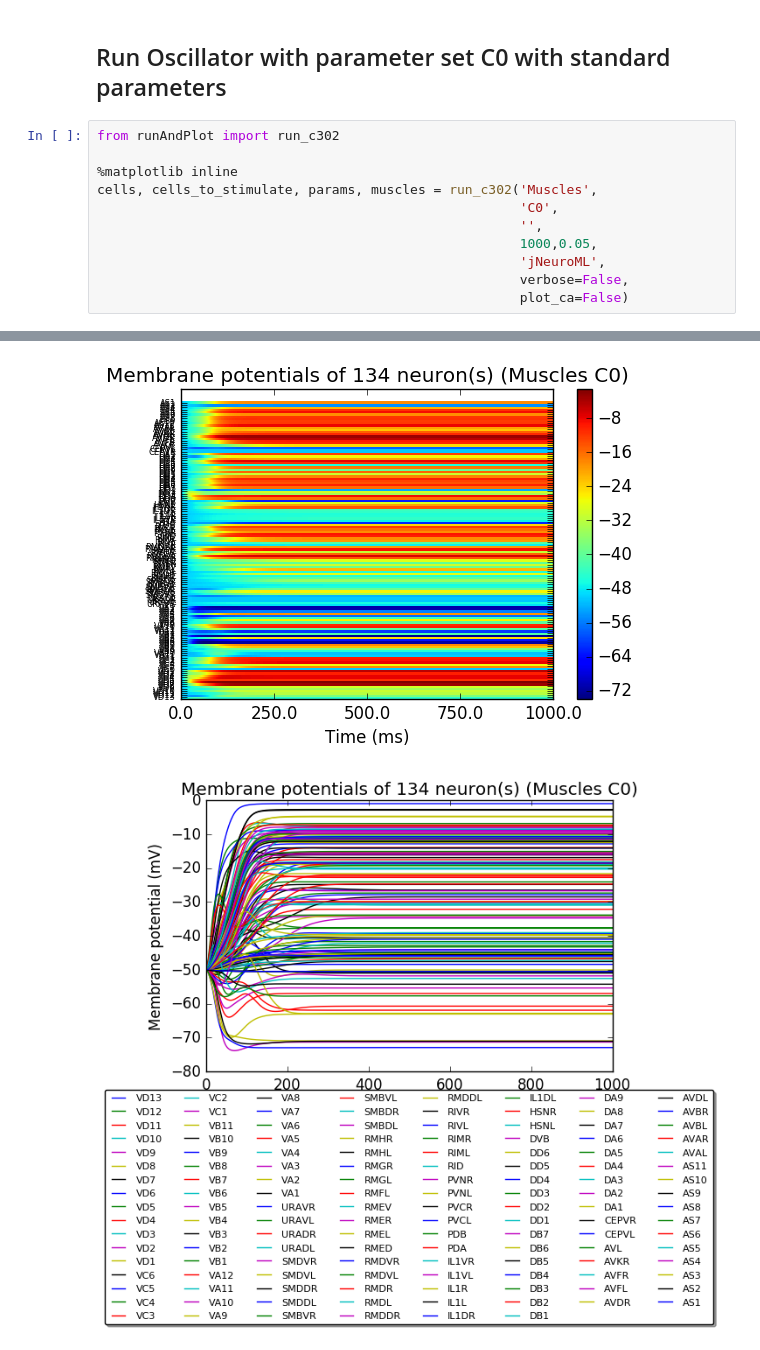
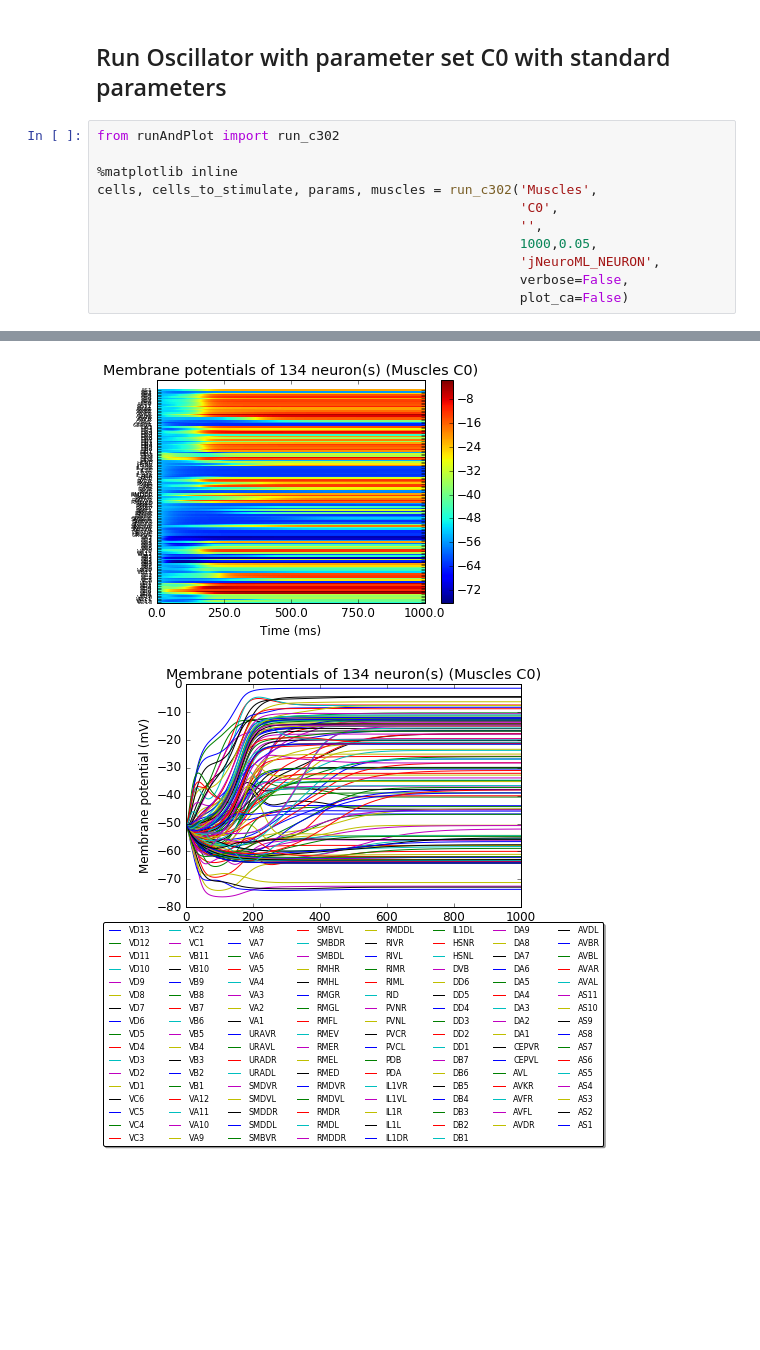
Before and after one commit to openworm/CElegansNeuroML, a Jupyter notebook: CElegans/pythonScripts/c302/notebooks/TestMusclesC0.ipynb, the cells around one changed output, grey strips where cells are left out. Drawn from its saved outputs; the diff is of its cells as text; blank space fills up the shorter version.

```diff
--- a/CElegans/pythonScripts/c302/notebooks/TestMusclesC0.ipynb
+++ b/CElegans/pythonScripts/c302/notebooks/TestMusclesC0.ipynb
@@ -12,7 +12,7 @@ cells, cells_to_stimulate, params, muscles = run_c302('Muscles',
                                                       'C0',
                                                       '',
                                                       1000,0.05,
-                                                      'jNeuroML',
+                                                      'jNeuroML_NEURON',
                                                       verbose=False,
                                                       plot_ca=False)
 # %% [output]
@@ -30,9 +29,9 @@ c302      >>>  Reloaded data: ['MDR14/0/GenericMuscleCell/v', 'MVL10/0/GenericMu
 c302      >>>  All cells: ['VD13', 'VD12', 'VD11', 'VD10', 'VD9', 'VD8', 'VD7', 'VD6', 'VD5', 'VD4', 'VD3', 'VD2', 'VD1', 'VC6', 'VC5', 'VC4', 'VC3', 'VC2', 'VC1', 'VB11', 'VB10', 'VB9', 'VB8', 'VB7', ...
 c302      >>>  Plotting neuron voltages
 c302      >>>  Generating plots for: Membrane potentials of 134 neuron(s) (Muscles C0)
 pyNeuroML >>> Generating plot: Membrane potentials of 134 neuron(s) (Muscles C0)
 c302      >>>  Plotting muscle voltages
 c302      >>>  Generating plots for: Membrane potentials of 95 muscle(s) (Muscles C0)
 pyNeuroML >>> Generating plot: Membrane potentials of 95 muscle(s) (Muscles C0)
-[figure, old version]
+[figure, new version]
-[figure, old version]
+[figure, new version]
```
Also changed, not shown: parts of 2 cells of this notebook, 23 other files.
